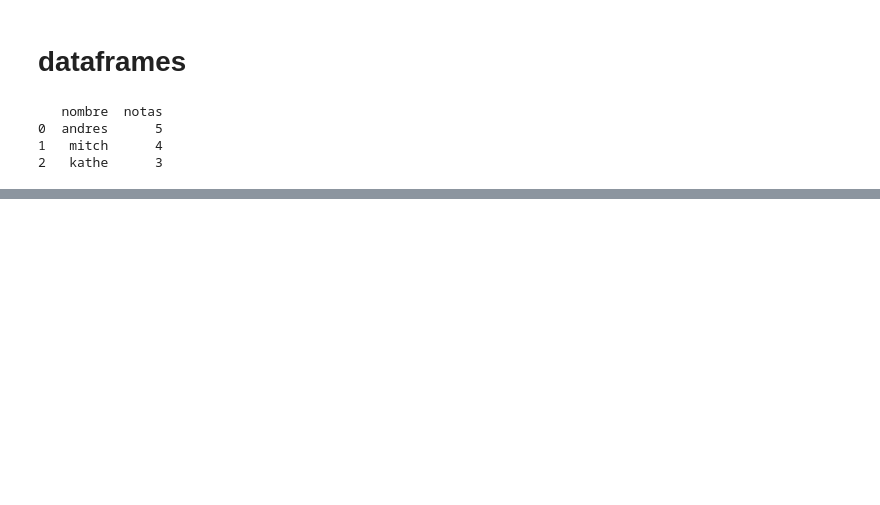
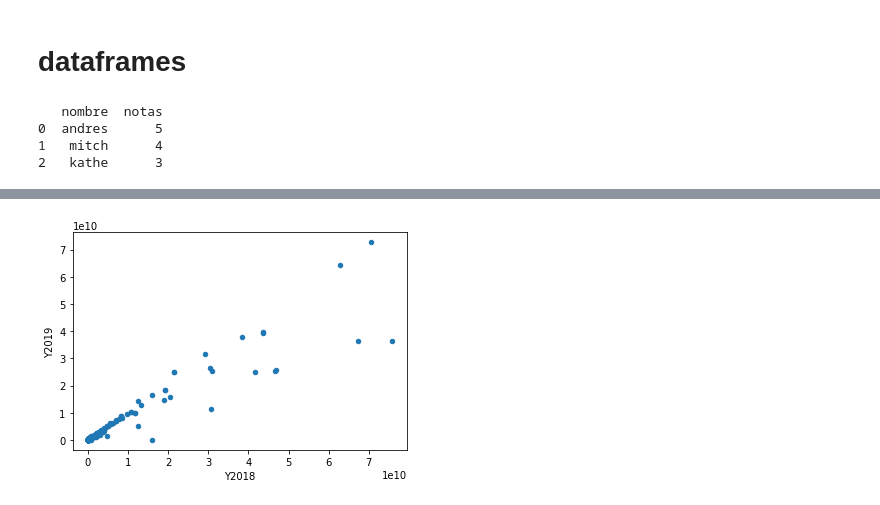
Before and after one commit to m1th/big_data, a Jupyter notebook: Phyton_Avanzado.ipynb, the cells around one changed output, grey strips where cells are left out. Cells and saved outputs as stored; diff of their text form; code cells hidden in the pictures; blank space fills up the shorter version.

```diff
--- a/Phyton_Avanzado.ipynb
+++ b/Phyton_Avanzado.ipynb
@@ -481,0 +668,5 @@ print(df)
+# %%
+df_america.plot(kind= "scatter", x="Y2018", y="Y2019") # SCATTER para comparrar dos columnas
+plt.show()
+# %% [output]
+[figure, added]
```
Also changed, not shown: parts of 30 cells of this notebook.
